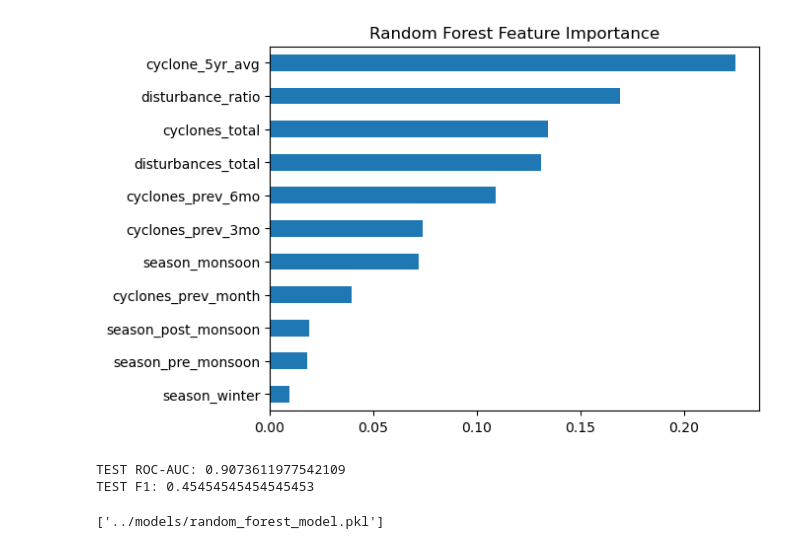
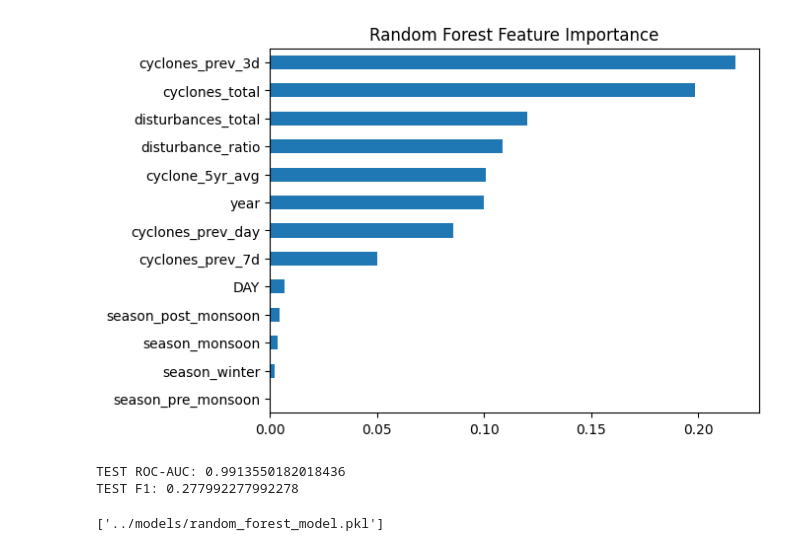
Before and after one commit to SamadritaKarmakar-tech/Disaster-Management, a Jupyter notebook: notebooks/03_random_forest.ipynb, the cells around one changed output. Drawn from its saved outputs; the diff is of its cells as text; code cells hidden in the pictures.

```diff
--- a/notebooks/03_random_forest.ipynb
+++ b/notebooks/03_random_forest.ipynb
@@ -206,38 +205,26 @@ plt.show()
 # %%
-feature_names = [
-    "cyclones_total",
-    "disturbances_total",
-    "disturbance_ratio",
-    "cyclone_5yr_avg",
-    "season_monsoon",
-    "season_post_monsoon",
-    "season_pre_monsoon",
-    "season_winter",
-    "cyclones_prev_month",
-    "cyclones_prev_3mo",
-    "cyclones_prev_6mo"
-]
+feature_names = X_train.columns.tolist()
 
 importances = pd.Series(
-    rf.feature_importances_,
+    best_rf.feature_importances_,
     index=feature_names
 )
 
 importances.sort_values().plot.barh()
 
 plt.title("Random Forest Feature Importance")
 
 plt.show()
 # %% [output]
-[figure, old version]
+[figure, new version]
 # %%
-test_probs = rf.predict_proba(X_test)[:,1]
-test_preds = rf.predict(X_test)
+test_probs = best_rf.predict_proba(X_test)[:,1]
+test_preds = best_rf.predict(X_test)
 
 print("TEST ROC-AUC:", roc_auc_score(y_test, test_probs))
 print("TEST F1:", f1_score(y_test, test_preds))
 # %% [output]
-TEST ROC-AUC: 0.9073611977542109
-TEST F1: 0.45454545454545453
+TEST ROC-AUC: 0.9913550182018436
+TEST F1: 0.277992277992278
 # %%
 joblib.dump(
```
Also changed, not shown: parts of 12 cells of this notebook, 4 other files.
